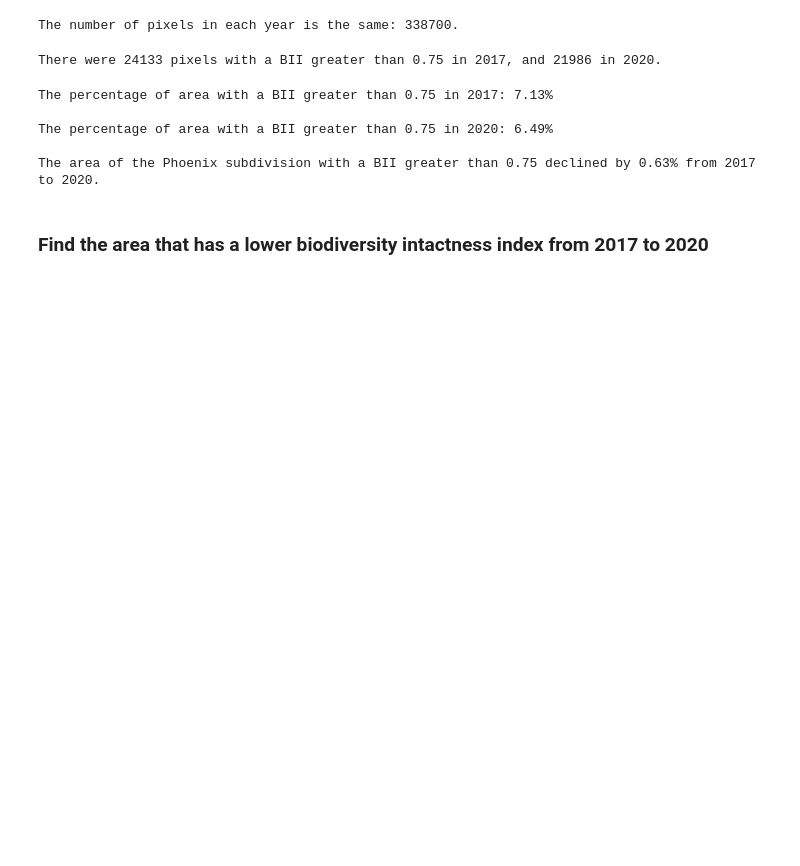
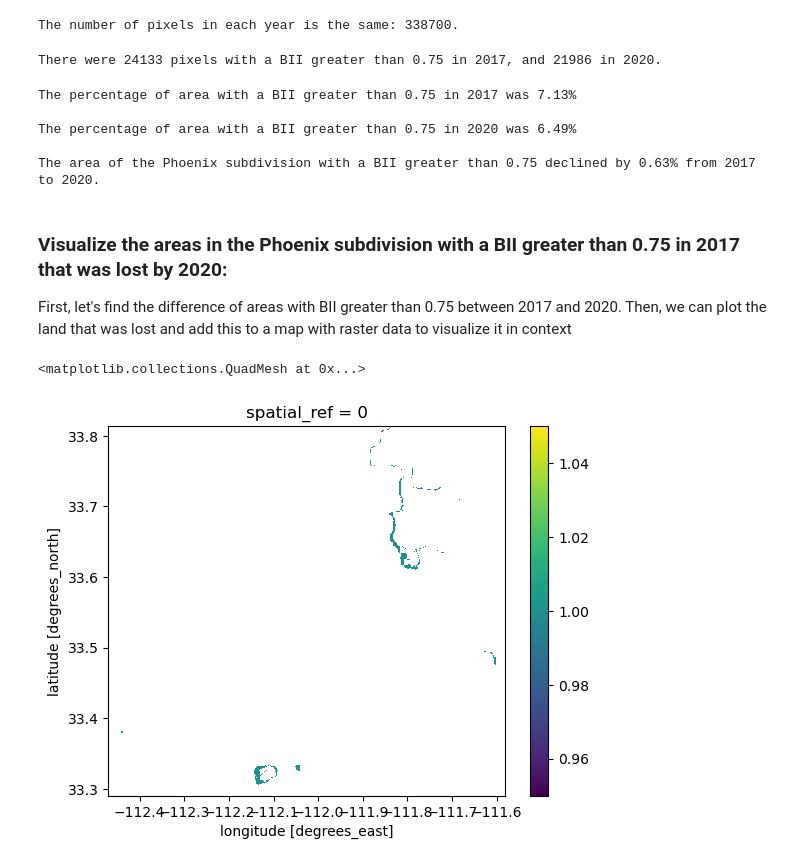
Before and after one commit to stephenccodes/biodiversity-intactness-index-phoenix, a Jupyter notebook: biodiversity_intactness_index_phoenix.ipynb, the cells around one changed output. Cells and saved outputs as stored; diff of their text form; code cells hidden in the pictures; blank space fills up the shorter version.

```diff
--- a/biodiversity_intactness_index_phoenix.ipynb
+++ b/biodiversity_intactness_index_phoenix.ipynb
@@ -335,17 +334,31 @@ There were 24133 pixels with a BII greater than 0.75 in 2017, and 21986 in 2020.
 percentage_2017 = (pixels_2017 / total_pixels_2017) * 100 # Multiply by 100 to convert to a percentage
 percentage_2020 = (pixels_2020 / total_pixels_2020) * 100 # Use the respective yearly dedominator variables for clarity
 
-print(f"The percentage of area with a BII greater than 0.75 in 2017: {percentage_2017:.2f}%\n") # Round to two decimal places
-print(f"The percentage of area with a BII greater than 0.75 in 2020: {percentage_2020:.2f}%\n")
+print(f"The percentage of area with a BII greater than 0.75 in 2017 was {percentage_2017:.2f}%\n") # Round to two decimal places
+print(f"The percentage of area with a BII greater than 0.75 in 2020 was {percentage_2020:.2f}%\n")
 
 # Find the change in percentage
 percentage_change = (pixels_2017 - pixels_2020) / total_pixels_2017 * 100
 print(f"The area of the Phoenix subdivision with a BII greater than 0.75 declined by {percentage_change:.2f}% from 2017 to 2020.")
 # %% [output]
-The percentage of area with a BII greater than 0.75 in 2017: 7.13%
+The percentage of area with a BII greater than 0.75 in 2017 was 7.13%
 
-The percentage of area with a BII greater than 0.75 in 2020: 6.49%
+The percentage of area with a BII greater than 0.75 in 2020 was 6.49%
 
 The area of the Phoenix subdivision with a BII greater than 0.75 declined by 0.63% from 2017 to 2020.
 # %% [markdown]
-### Find the area that has a lower biodiversity intactness index from 2017 to 2020
+### Visualize the areas in the Phoenix subdivision with a BII greater than 0.75 in 2017 that was lost by 2020:
+
+First, let's find the difference of areas with BII greater than 0.75 between 2017 and 2020. Then, we can plot the land that was lost and add this to a map with raster data to visualize it in context
+# %%
+# Find the pixels that had a BII of at least 0.75 for both years
+area_lost = (phx_2017_clip >= 0.75) ^ (phx_2020_clip >= 0.75) # Use `^` to assign each pixel a boolean answer depending on if conditions are different
+
+# Convert boolean array to 1s and NaNs
+area_lost = xr.where(area_lost, 1, np.nan)
+
+# View the resulting difference in areas
+area_lost.plot()
+# %% [output]
+<matplotlib.collections.QuadMesh at 0x...>
+[figure, added]
```
Also changed, not shown: parts of 7 cells of this notebook.
